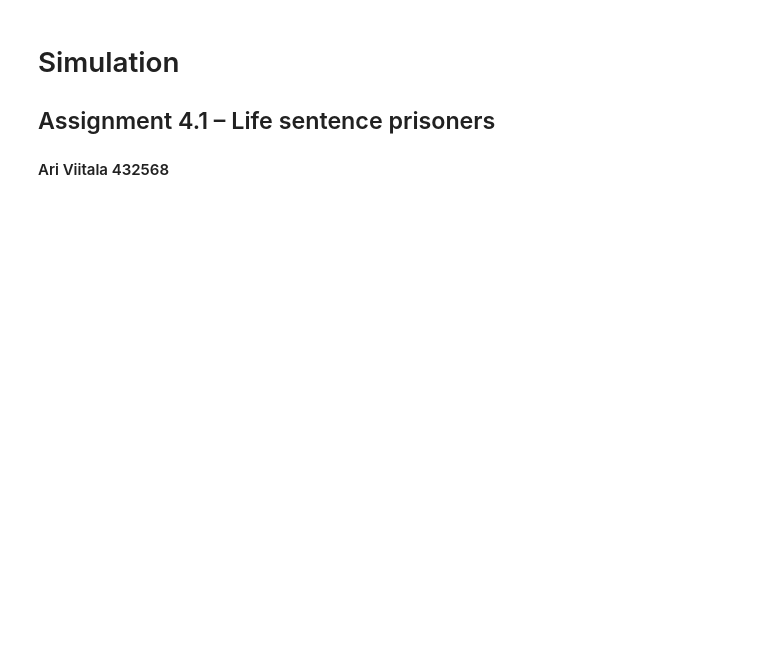
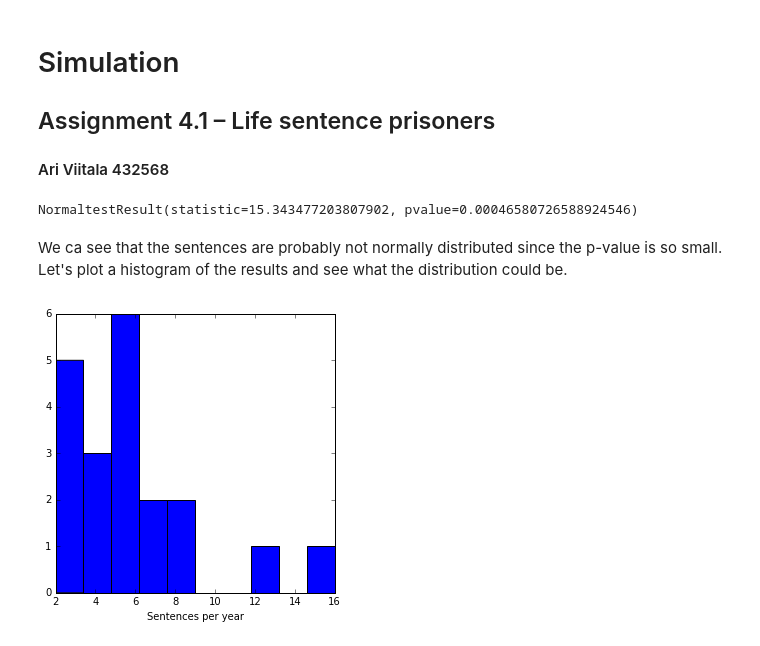
Before and after one commit to Stippos/Simulation, a Jupyter notebook: Viikko4/Life_sentences.ipynb, the cells around one changed output. Drawn from its saved outputs; the diff is of its cells as text; code cells hidden in the pictures; blank space fills up the shorter version.

```diff
--- a/Viikko4/Life_sentences.ipynb
+++ b/Viikko4/Life_sentences.ipynb
@@ -11,0 +16,16 @@ sentences = [3,2,5,8,2,5,5,4,3,4,3,4,12,8,6,16,5,5,7,7]
+# %%
+#Does an D’Agostino and Pearson normality test
+#with null hypothesis that numbers come from normal distribution
+normaltest(sentences)
+# %% [output]
+NormaltestResult(statistic=15.343477203807902, pvalue=0.00046580726588924546)
+# %% [markdown]
+We ca see that the sentences are probably not normally distributed since the p-value is so small. Let's plot a histogram of the results and see what the distribution could be.
+# %%
+#plotting the sentence lengths
+plt.figure(1, (5,5))
+plt.hist(sentences)
+plt.xlabel("Sentences per year")
+plt.show()
+# %% [output]
+[figure, added]
```
Also changed, not shown: parts of 27 cells of this notebook.
